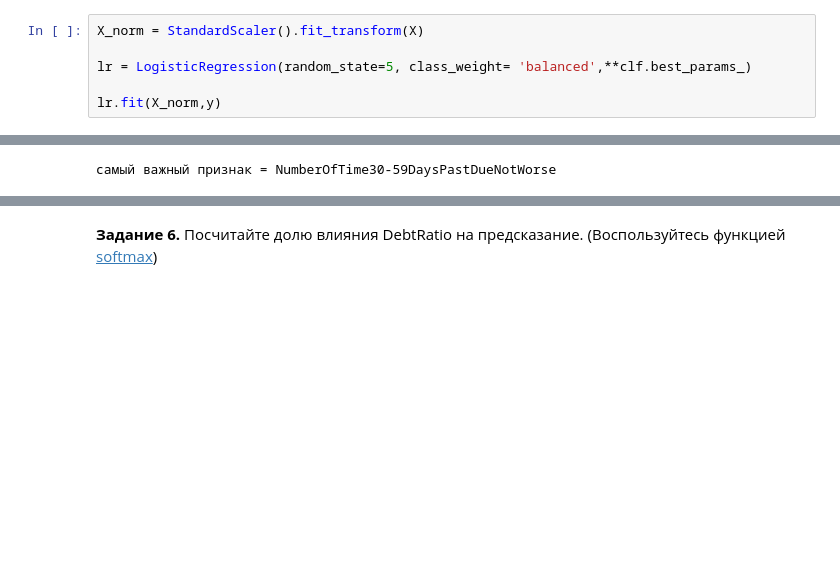
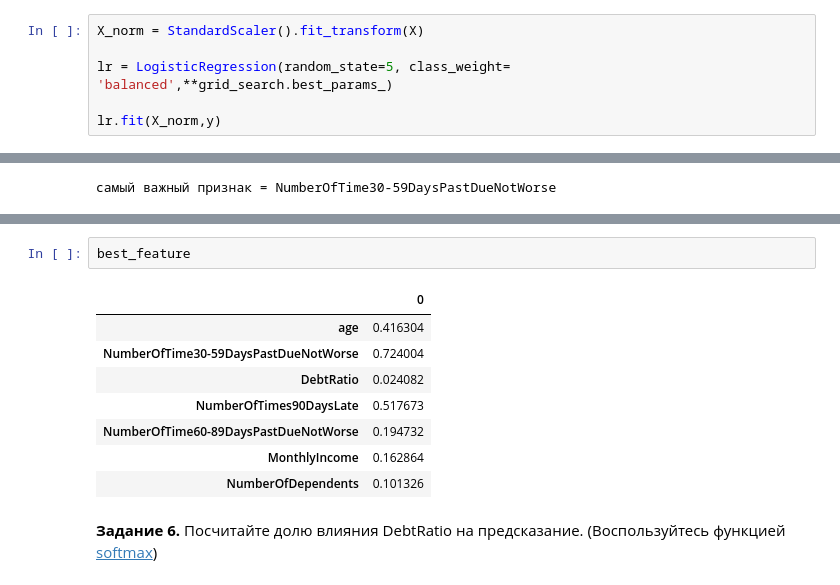
Before and after one commit to IlyaChr/ods2018, a Jupyter notebook: 05/assignment05_logit_rf_credit_scoring.ipynb, the cells around one changed output, grey strips where cells are left out. Drawn from its saved outputs; the diff is of its cells as text; blank space fills up the shorter version.

```diff
--- a/05/assignment05_logit_rf_credit_scoring.ipynb
+++ b/05/assignment05_logit_rf_credit_scoring.ipynb
@@ -208,7 +208,7 @@ grid_search.cv_results_['std_test_score'][best_intex]*100
 # %%
 X_norm = StandardScaler().fit_transform(X)
 
-lr = LogisticRegression(random_state=5, class_weight= 'balanced',**clf.best_params_)
+lr = LogisticRegression(random_state=5, class_weight= 'balanced',**grid_search.best_params_)
 
 lr.fit(X_norm,y)
 # %% [output]
@@ -242,3 +232,14 @@ print('самый важный признак = NumberOfTime30-59DaysPastDueNotW
+# %%
+best_feature
+# %% [output]
+|  | 0 |
+| age | 0.416304 |
+| NumberOfTime30-59DaysPastDueNotWorse | 0.724004 |
+| DebtRatio | 0.024082 |
+| NumberOfTimes90DaysLate | 0.517673 |
+| NumberOfTime60-89DaysPastDueNotWorse | 0.194732 |
+| MonthlyIncome | 0.162864 |
+| NumberOfDependents | 0.101326 |
 # %% [markdown]
 **Задание 6.** Посчитайте долю влияния DebtRatio на предсказание. (Воспользуйтесь функцией [softmax](https://en.wikipedia.org/wiki/Softmax_function))
 # %%
```
Also changed, not shown: parts of 4 cells of this notebook.
